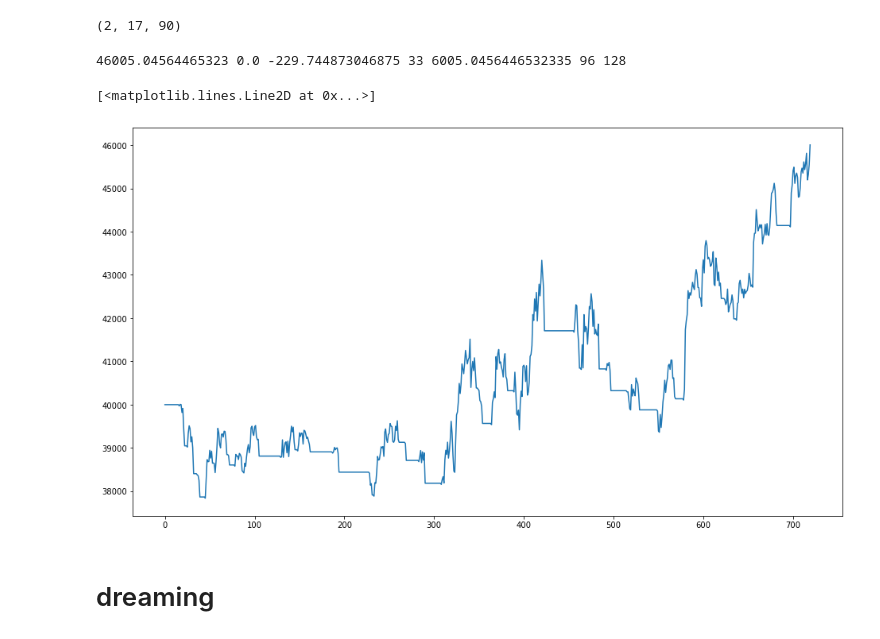
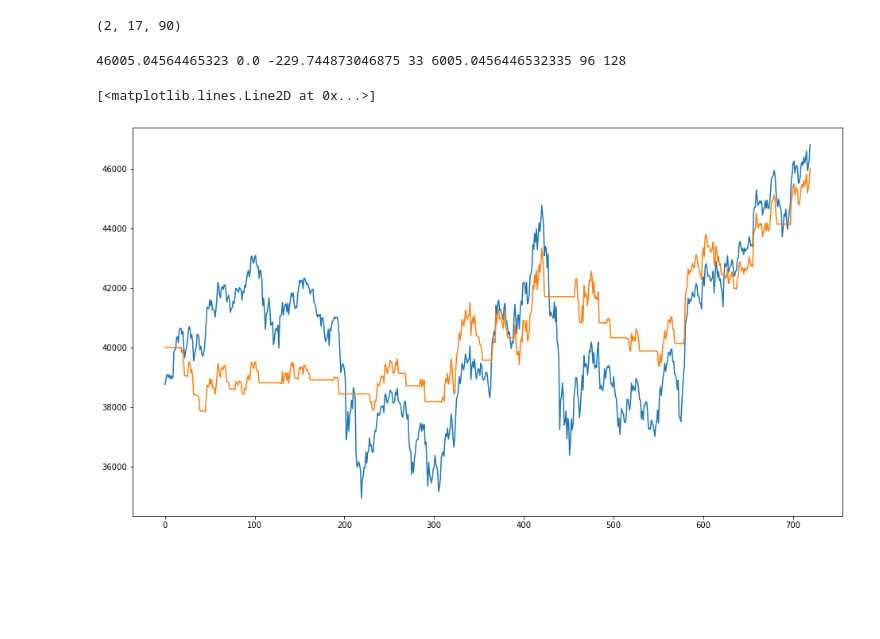
Before and after one commit to JustinGuese/algorithmic-trading-course-udemy, a Jupyter notebook: Random/Multiprocessing EMA.ipynb, the cells around one changed output. Drawn from its saved outputs; the diff is of its cells as text; code cells hidden in the pictures; blank space fills up the shorter version.

Commit message:
new plot and removed debug xlsx

```diff
--- a/Random/Multiprocessing EMA.ipynb
+++ b/Random/Multiprocessing EMA.ipynb
@@ -172,18 +172,20 @@ bestSMAFast, bestSMASlow, bestRSI
 # %%
 portfolio,wins = runOnce(testdata.copy(),bestSMAFast, bestSMASlow,bestRSI)
 medWins = np.median(wins)
 nrTrades = len(wins)
 best = portfolio[-1]
 balance = np.array(portfolio) - 40000
 medbal = np.median(balance)
 algo1 = (nrTrades/10) * medbal + (balance[-1])
 print(portfolio[-1],medbal,medWins,nrTrades,algo1,fast,slow)
-plt.plot(portfolio)
+
+holdNr = int(40000/testdata["Close"][0])
+plt.plot(testdata["Close"].values*holdNr,label="justHold")
+plt.plot(portfolio,label="bot")
+plt.legend()
 # %% [output]
 46005.04564465323 0.0 -229.744873046875 33 6005.0456446532335 96 128
 [<matplotlib.lines.Line2D at 0x...>]
-[figure, old version]
+[figure, new version]
 # %%
 # 42133 with median wins, rsi < 30, 30m
-# %% [markdown]
-# dreaming
```
Also changed, not shown: parts of 5 cells of this notebook, 1 other file.
